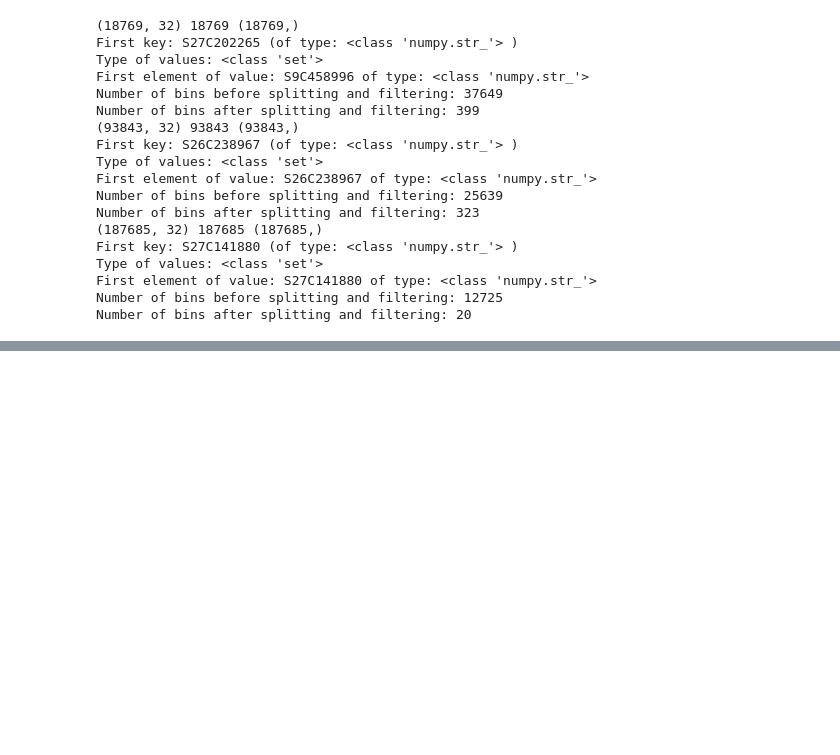
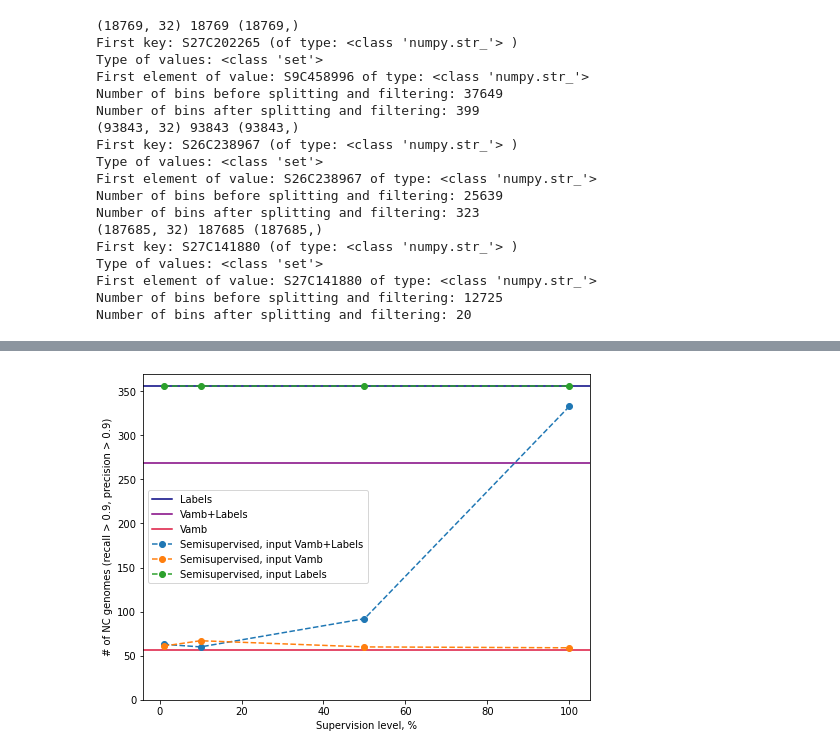
Before and after one commit to sgalkina/vamb, a Jupyter notebook: doc/vamb_semisupervised_analysis.ipynb, the cells around one changed output, grey strips where cells are left out. Cells and saved outputs as stored; diff of their text form; code cells hidden in the pictures; blank space fills up the shorter version.

```diff
--- a/doc/vamb_semisupervised_analysis.ipynb
+++ b/doc/vamb_semisupervised_analysis.ipynb
@@ -169,3 +169,9 @@ clusters_mixed = [
     'clusters_mixed50.tsv',
     'clusters_mixed100.tsv',
 ]
+clusters_fix = [
+    'clusters_mixed1_fix.tsv',
+    'clusters_mixed10_fix.tsv',
+    'clusters_mixed50_fix.tsv',
+    'clusters_mixed100_fix.tsv',
+]
@@ -335,0 +476,24 @@ for precision in [0.9]:
+# %%
+bins_concat, bins_labels, bins_vamb = bins_one
+sup_levels = [1, 10, 50, 100]
+bins_vamb_sup = [bins_one_fix[1], bins_one_fix[4], bins_one_fix[7], bins_one_fix[10]]
+bins_labels_sup = [bins_one_fix[2], bins_one_fix[5], bins_one_fix[8], bins_one_fix[11]]
+# %%
+plt.figure(figsize=(8, 6))
+rec, prec = 0.9, 0.9
+
+plt.axhline(y=bins_labels.counters[0][(rec, prec)], color='navy', label='Labels')
+plt.axhline(y=bins_concat.counters[0][(rec, prec)], color='purple', label='Vamb+Labels')
+plt.axhline(y=bins_vamb.counters[0][(rec, prec)], color='crimson', label='Vamb')
+
+plt.plot(sup_levels, [b.counters[0][(rec, prec)] for b in bins_fix], 'o--', label='Semisupervised, input Vamb+Labels')
+plt.plot(sup_levels, [b.counters[0][(rec, prec)] for b in bins_vamb_sup], 'o--', label='Semisupervised, input Vamb')
+plt.plot(sup_levels, [b.counters[0][(rec, prec)] for b in bins_labels_sup], 'o--', label='Semisupervised, input Labels')
+
+plt.ylim((0, 370))
+plt.ylabel('# of NC genomes (recall > 0.9, precision > 0.9)')
+plt.xlabel('Supervision level, %')
+plt.legend()
+plt.show()
+# %% [output]
+[figure, added]
```
Also changed, not shown: parts of 11 cells of this notebook.
